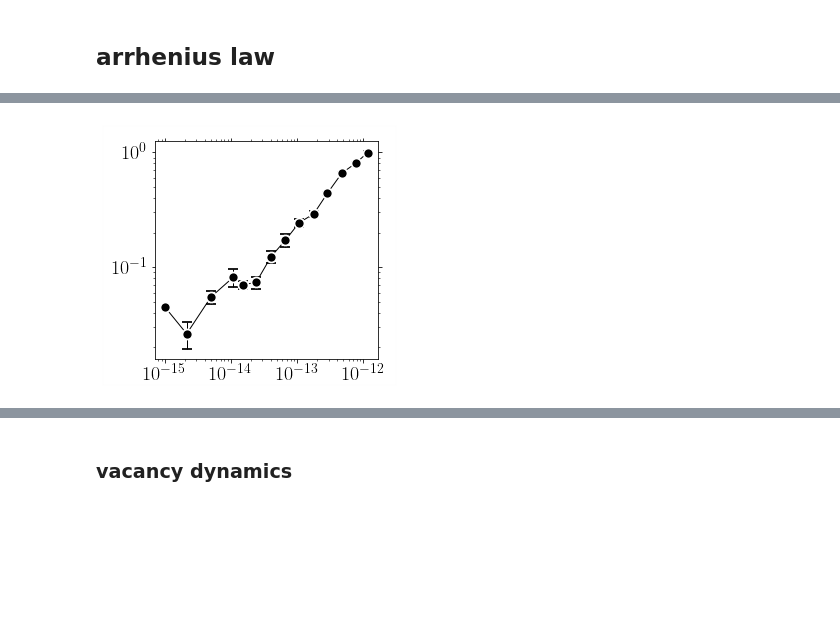
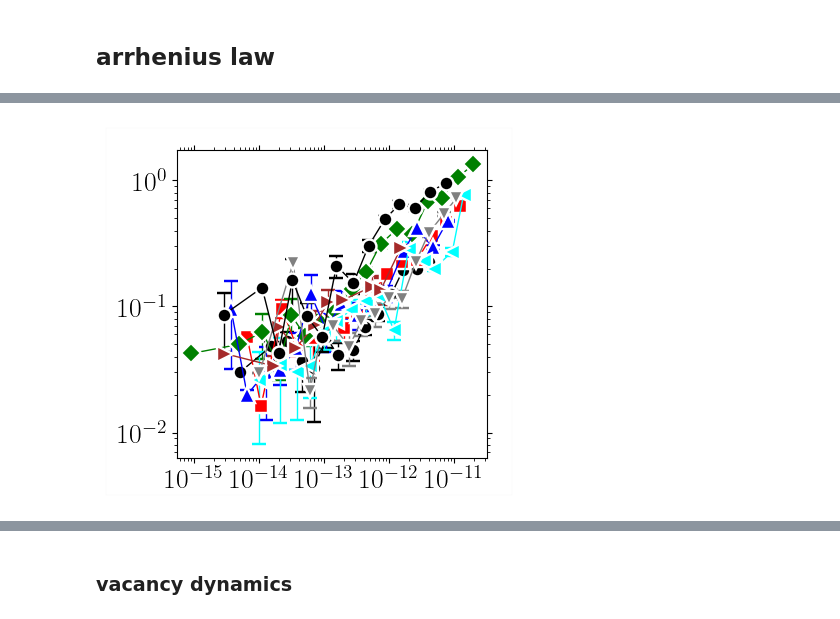
Before and after one commit to kkarimi62/hydrogenDiffusion, a Jupyter notebook: postproc/postproc.ipynb, the cells around one changed output, grey strips where cells are left out. Drawn from its saved outputs; the diff is of its cells as text; code cells hidden in the pictures; blank space fills up the shorter version.

```diff
--- a/postproc/postproc.ipynb
+++ b/postproc/postproc.ipynb
@@ -1372,15 +1376,15 @@ if not eval(confParser['flags']['RemoteMachine']):
     #--- temp object
     temp = Temperature(
 #        [1000,1200],8,
-        [0],1,
+        [0],8,
          verbose = True,
                      )
     #
     #--- parse data
-    temp.Parse(['./msd/msd.txt'])
-#    temp.Parse( list(map(lambda x:'CantorNatom16KTemp%sKEnsemble8/Run%s/msd/msd.txt'%(x[0],x[1]),
-#                        temp.temps_runs ))
-#             )
+#    temp.Parse(['./msd/msd.txt'])
+    temp.Parse( list(map(lambda x:'pureHydrogenDiffusionLowDensity/Run%s/msd/msd.txt'%(x[1]),
+                        temp.temps_runs ))
+             )
     #
     #--- plot
     print('single realizations')
@@ -1401,36 +1405,36 @@ if not eval(confParser['flags']['RemoteMachine']):
     if temp.nrun > 1:
         print('ensemble average')
         temp.EnsAverage(log_scale=False,n_bins_per_decade=4)
-#         temp.PlotAverage(**{
-#                   'yscale':'log',
-#                   'xscale':'log',
-# #                   'xlim':(1e-10,1e-3),
-# #                    'ylim':(1e-4,1e-1),
-# #                     'xstr':r'$t\mathrm{(s)}$',
-# #                   'ystr':r'msd(A$^2$)',
-#                    'title':'png/msd_temp_cantor.png',
-#         })
+        temp.PlotAverage(**{
+                  'yscale':'log',
+                  'xscale':'log',
+#                   'xlim':(1e-10,1e-3),
+#                    'ylim':(1e-4,1e-1),
+#                     'xstr':r'$t\mathrm{(s)}$',
+#                   'ystr':r'msd(A$^2$)',
+                   'title':'png/msd_temp_cantor.png',
+        })
 
     #
     #--- fit
     #
-#     temp.Fit(Plot=True,
-#              shift=True,
-# #             bounds=([4e-3, 1e5,0.5], [1e-2, 1e7,2.0]),
-#             p0=[[1e-4, 1e6, 1.0]],
-# #            p0=[[1e-2, 1e6, 1.0]],
-#              sigma=True, #--- comment for ni
-# #             xlo=1e-12,
-#              plotAttrs={'yscale':'log',
-#                   'xscale':'log',
-# #                   'xlim':(4e-13,8e-4),
-#                    'ylim':(1e-4,1e-2),
-# #                     'xstr':r'$t\mathrm{(s)}$',
-# #                   'ystr':r'msd(A$^2$)',
-#                         'ndecade_x':2,
-#                     'bbox_to_anchor':(-0.05,0.33,0.5,0.5),
-#                    'title':'png/msd_temp_cantor_fit.png'},
-#             )
+    temp.Fit(Plot=True,
+             shift=False,
+#             bounds=([4e-3, 1e5,0.5], [1e-2, 1e7,2.0]),
+            p0=[[1e-4, 1e6, 1.0]],
+#            p0=[[1e-2, 1e6, 1.0]],
+             sigma=True, #--- comment for ni
+#             xlo=1e-12,
+             plotAttrs={'yscale':'log',
+                  'xscale':'log',
+#                   'xlim':(4e-13,8e-4),
+#                   'ylim':(1e-4,1e-2),
+#                     'xstr':r'$t\mathrm{(s)}$',
+#                   'ystr':r'msd(A$^2$)',
+#                        'ndecade_x':2,
+                    'bbox_to_anchor':(-0.05,0.33,0.5,0.5),
+                   'title':'png/msd_temp_cantor_fit.png'},
+            )
 
 #     temp.FitLinear(Plot=True,
 #              shift=True,
@@ -1452,15 +1456,15 @@ if not eval(confParser['flags']['RemoteMachine']):
 #
 
 
-#     temp.PlotDiff(**{
-#                   'yscale':'log',
-# #                   'xlim':(1e-12,1e-3),
-# #                   'ylim':(1e-4,1e-1),
-# #                   xstr=r'$1/T(K^{-1})$',
-# #                   ystr=r'$D(m^2/s)$',
-#                     'title':'png/D_temp_cantor.png',
-#                     }
-#                 )
+    temp.PlotDiff(**{
+#                  'yscale':'log',
+#                   'xlim':(1e-12,1e-3),
+#                   'ylim':(1e-4,1e-1),
+#                   xstr=r'$1/T(K^{-1})$',
+#                   ystr=r'$D(m^2/s)$',
+#                    'title':'png/D_temp_cantor.png',
+                    }
+                )
 
 #     temp.PlotExponent(**{
 # #                  'yscale':'log',
@@ -1478 +1499 @@ single realizations
-[figure, old version]
+[figure, new version]
```
Also changed, not shown: parts of 2 cells of this notebook, 2 other files.
